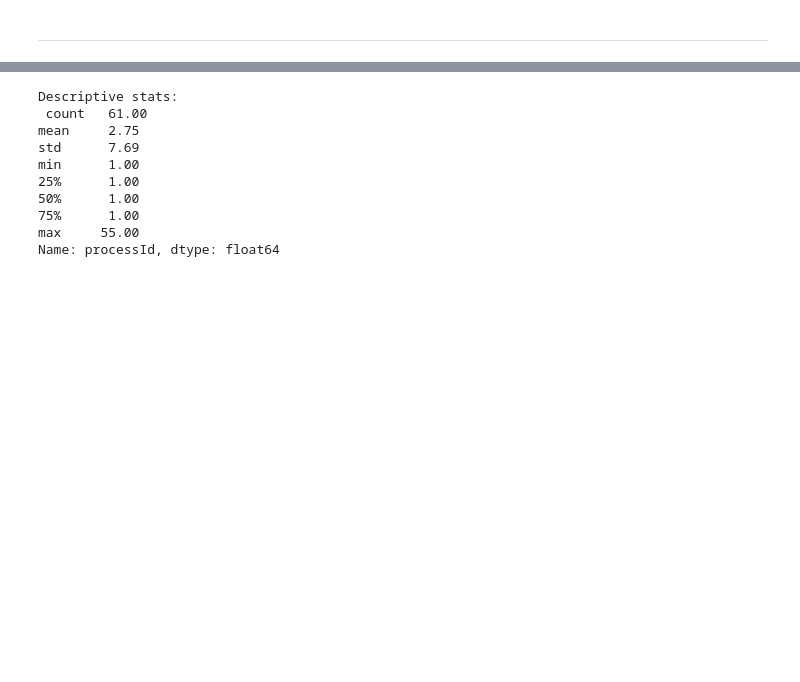
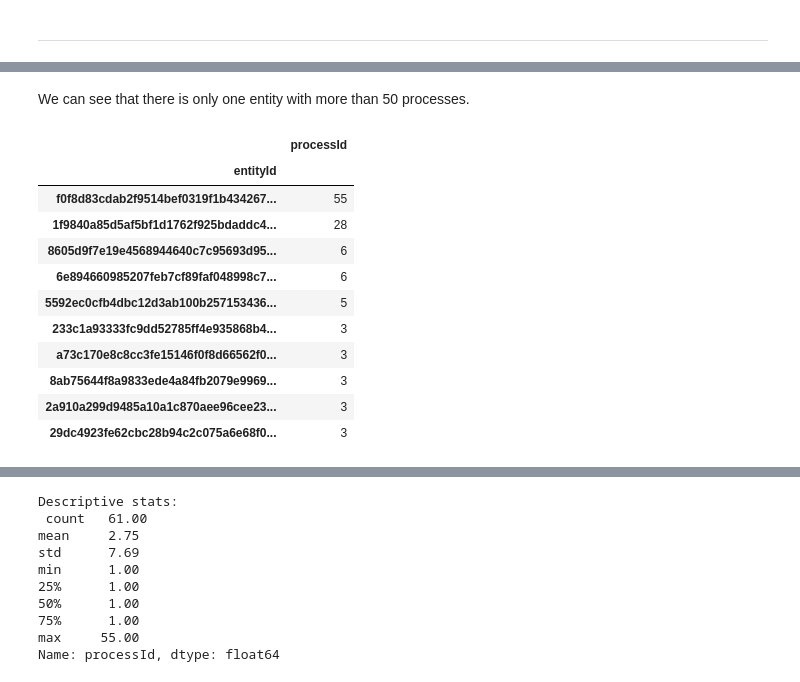
Before and after one commit to mroldann/vocdoni, a Jupyter notebook: analysis.ipynb, the cells around one changed output, grey strips where cells are left out. Drawn from its saved outputs; the diff is of its cells as text; code cells hidden in the pictures; blank space fills up the shorter version.

```diff
--- a/analysis.ipynb
+++ b/analysis.ipynb
@@ -184,3 +229,20 @@ Entities with votes:  17
 global_indicators.plot_processes_per_entity()
 # %% [output]
 [interactive output not drawn]
+# %% [markdown]
+We can see that there is only one entity with more than 50 processes.
+# %%
+global_indicators.processes_per_entity.to_frame().head(10)
+# %% [output]
+|  | processId |
+| entityId |  |
+| f0f8d83cdab2f9514bef0319f1b434267... | 55 |
+| 1f9840a85d5af5bf1d1762f925bdaddc4... | 28 |
+| 8605d9f7e19e4568944640c7c95693d95... | 6 |
+| 6e894660985207feb7cf89faf048998c7... | 6 |
+| 5592ec0cfb4dbc12d3ab100b257153436... | 5 |
+| 233c1a93333fc9dd52785ff4e935868b4... | 3 |
+| a73c170e8c8cc3fe15146f0f8d66562f0... | 3 |
+| 8ab75644f8a9833ede4a84fb2079e9969... | 3 |
+| 2a910a299d9485a10a1c870aee96cee23... | 3 |
+| 29dc4923fe62cbc28b94c2c075a6e68f0... | 3 |
```
Also changed, not shown: parts of 18 cells of this notebook, 42 other files.
